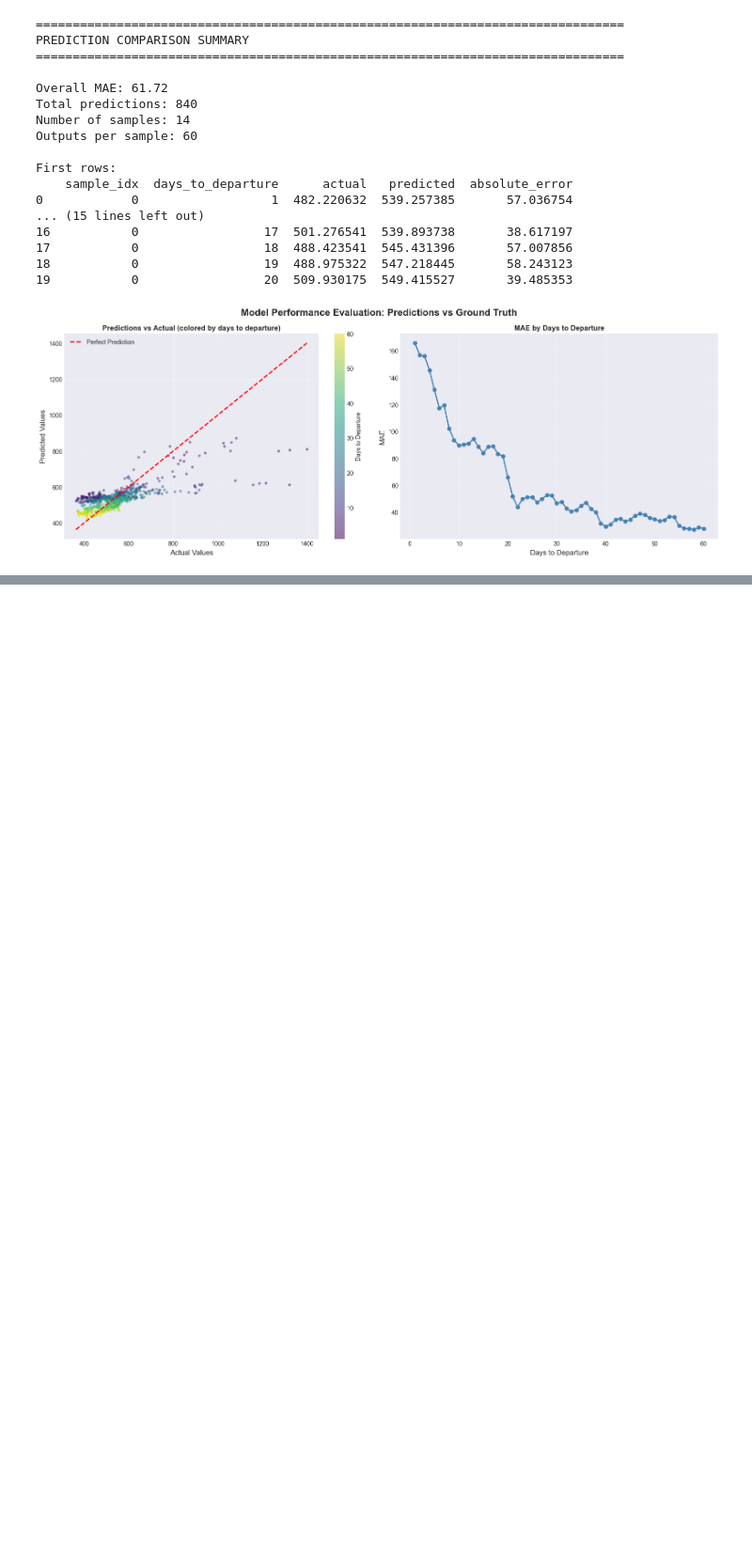
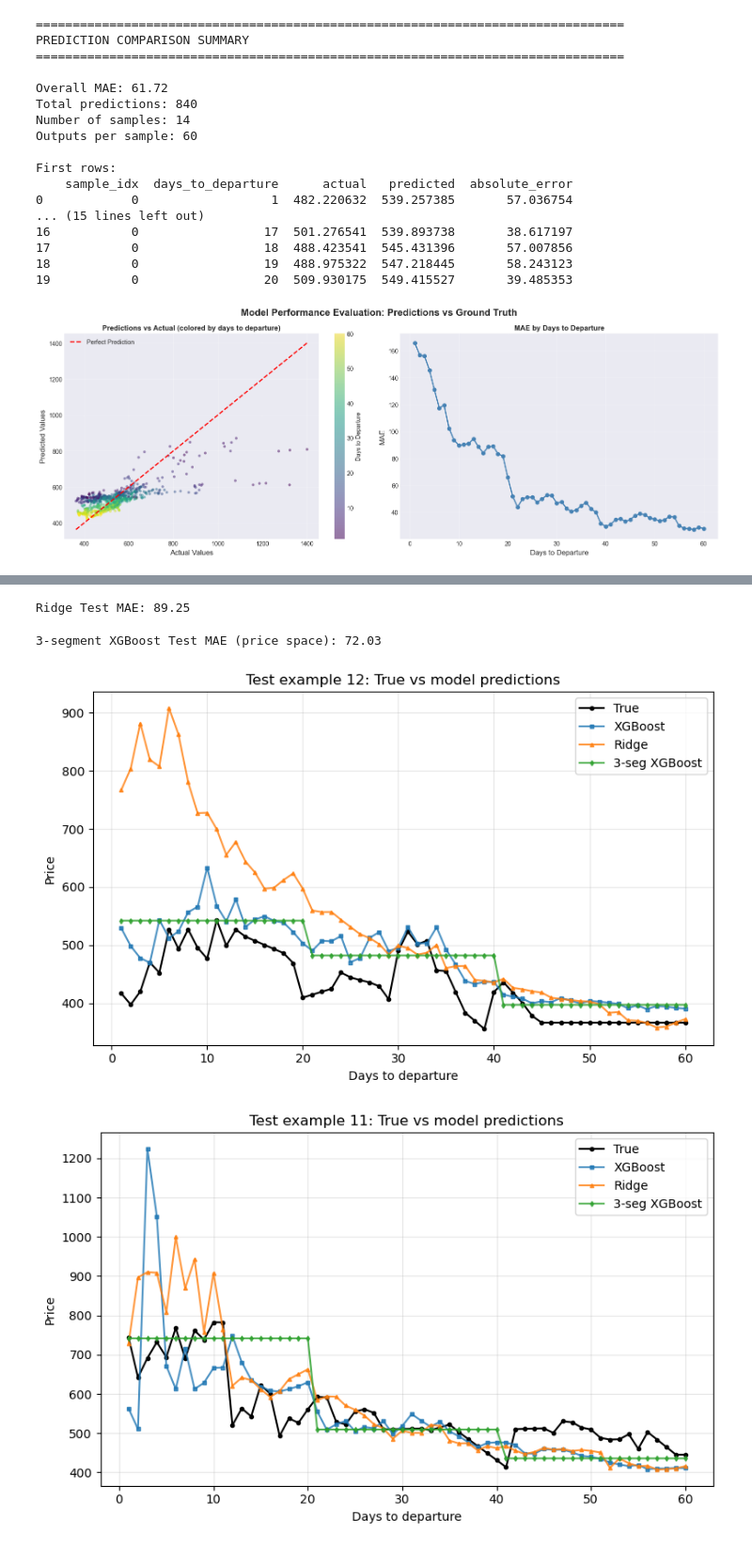
Before and after one commit to AndrasFerenczy/Applied-Machine-Learning-Project-CS-5785, a Jupyter notebook: training_v2.ipynb, the cells around one changed output, grey strips where cells are left out. Shown: that part at 94% size. Drawn from its saved outputs; the diff is of its cells as text; code cells hidden in the pictures; blank space fills up the shorter version.

```diff
--- a/training_v2.ipynb
+++ b/training_v2.ipynb
@@ -240,0 +686,52 @@ First rows:
+# %%
+# Evaluate Ridge model on test set
+y_test_pred_ridge = ridge_model.predict(X_test)
+
+test_mae_ridge = mean_absolute_error(y_test, y_test_pred_ridge)
+print(f"Ridge Test MAE: {test_mae_ridge:.2f}")
+# %% [output]
+Ridge Test MAE: 89.25
+# %%
+# Evaluate 3-segment model on test set
+y_test_seg1 = segment_means(y_test, seg1_mask)
+y_test_seg2 = segment_means(y_test, seg2_mask)
+y_test_seg3 = segment_means(y_test, seg3_mask)
+y_test_seg = np.hstack([y_test_seg1, y_test_seg2, y_test_seg3])
+
+y_test_seg_pred = seg_model.predict(X_test)
+
+y_test_recon = reconstruct_from_segments(y_test_seg_pred, y_test.shape[1])
+
+test_mae_seg = mean_absolute_error(y_test, y_test_recon)
+print(f"3-segment XGBoost Test MAE (price space): {test_mae_seg:.2f}")
+# %% [output]
+3-segment XGBoost Test MAE (price space): 72.03
+# %%
+# Plot comparisons of true vs predicted for each model on random test examples
+import matplotlib.pyplot as plt
+
+rng = np.random.default_rng(123)
+n_examples = min(5, y_test.shape[0])
+example_indices = rng.choice(y_test.shape[0], size=n_examples, replace=False)
+
+days = np.arange(1, y_test.shape[1] + 1)
+
+for idx in example_indices:
+    plt.figure(figsize=(8, 5))
+    plt.plot(days, y_test[idx], label="True", color="black", marker="o", ms=3)
+    plt.plot(days, y_test_pred_xgb[idx], label="XGBoost", marker="s", ms=3, alpha=0.8)
+    plt.plot(days, y_test_pred_ridge[idx], label="Ridge", marker="^", ms=3, alpha=0.8)
+    plt.plot(
+        days, y_test_recon[idx], label="3-seg XGBoost", marker="d", ms=3, alpha=0.8
+    )
+
+    plt.xlabel("Days to departure")
+    plt.ylabel("Price")
+    plt.title(f"Test example {idx}: True vs model predictions")
+    plt.legend()
+    plt.grid(alpha=0.3)
+    plt.tight_layout()
+    plt.show()
+# %% [output]
+[figure, added]
+[figure, added]
```
Also changed, not shown: parts of 12 cells of this notebook.
